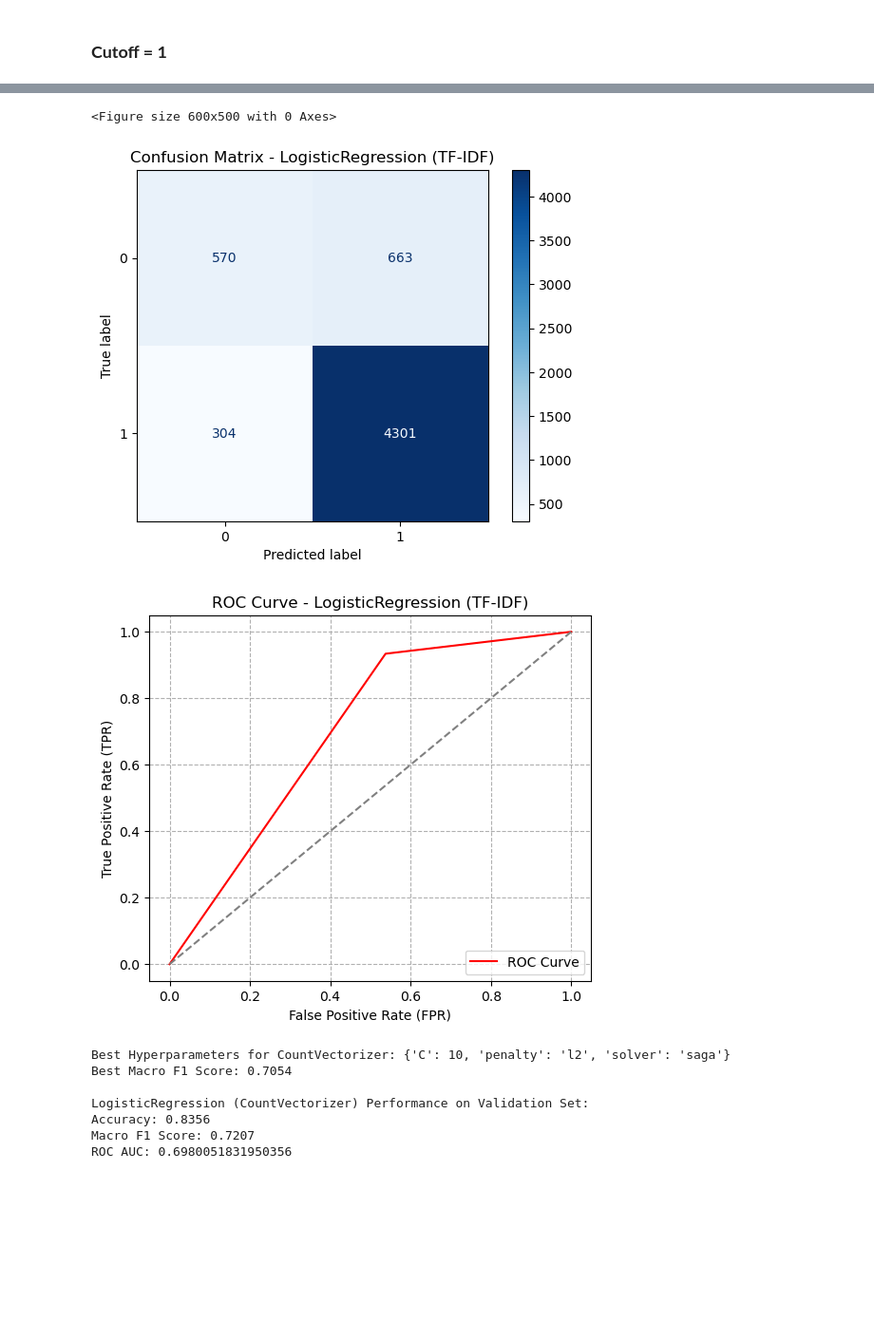
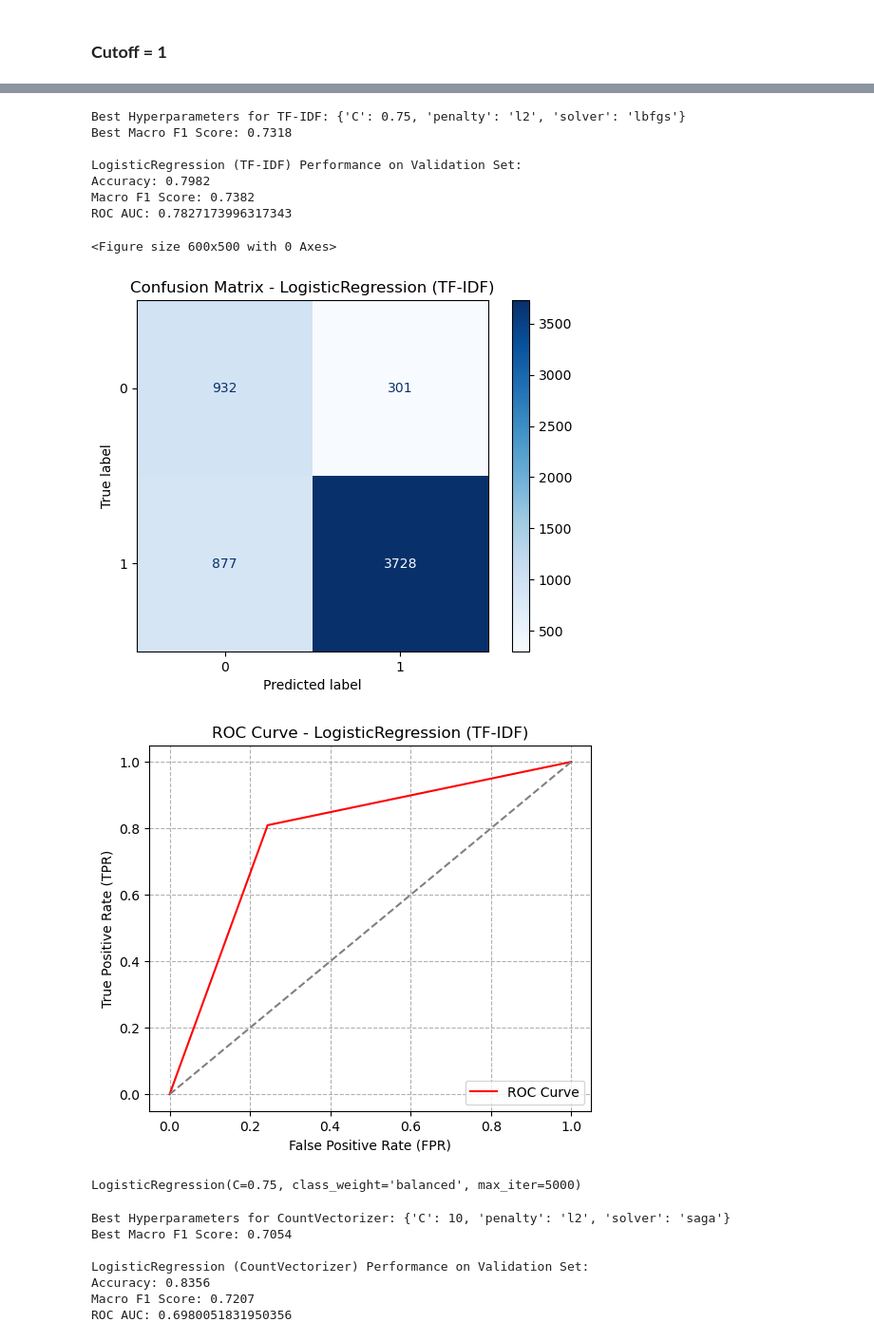
Before and after one commit to abbyirish3/MachineLearning-StatisticalAnalysis, a Jupyter notebook: Amazon_Reviews_Project.ipynb, the cells around one changed output, grey strips where cells are left out. Shown at 95% size. Drawn from its saved outputs; the diff is of its cells as text; code cells hidden in the pictures; blank space fills up the shorter version.

```diff
--- a/Amazon_Reviews_Project.ipynb
+++ b/Amazon_Reviews_Project.ipynb
@@ -96,3 +120,37 @@ X_train_hash = hash_vectorizer.transform(train_df["reviewText"])
+# %%
+# function to tune hyperparameters
+def tune_model(X_train, y_train, X_val, y_val, vectorizer_name, model, param_grid):
+    # define scoring metrics
+    scoring = {
+        "AUC": "roc_auc",
+        "Accuracy": make_scorer(accuracy_score),
+        "Macro F1": make_scorer(f1_score, average="macro")
+    }
+
+    # function to search for best combination of hyperparameters
+    gs = GridSearchCV(
+        model,
+        param_grid=param_grid,
+        scoring=scoring,
+        refit="Macro F1",
+        n_jobs=-1,
+        return_train_score=True,
+    )
+    gs.fit(X_train, y_train)
+
+    # fit the model with best combination
+    best_model = gs.best_estimator_
+    best_model.fit(X_train, y_train)
+
+    # predict labels using best model
+    y_val_pred = best_model.predict(X_val)
+
+    # report metrics
+    print(f"\nBest Hyperparameters for {vectorizer_name}: {gs.best_params_}")
+    print(f"Best Macro F1 Score: {gs.best_score_:.4f}")
+    evaluate_model(y_val, y_val_pred, f"{model.__class__.__name__} ({vectorizer_name})")
+
+    return best_model
 # %% [markdown]
 ### **Cutoff = 1**
 # %%
@@ -215,12 +163,17 @@ def tune_model(X_train, y_train, X_val, y_val, vectorizer_name, model, param_gri
 # %%
-# tune tfidf LR hyperparameters
+# tune LR (tfidf) hyperparameters
 lr_param_grid = {
-    "C": [0.01, 0.1, 0.5, 1, 2, 5, 10, 50, 100],
+    "C": [0.01, 0.1, 0.5, .75, 1, 1.25, 1.5, 2, 5],
     "penalty": ["l2"],
     "solver": ["lbfgs", "saga"]
 }
 
+# report of one validation set (20% of data)
 X_train_tfidf_sub, X_val_tfidf, y_train_sub, y_val = train_test_split(
     X_train_tfidf, y_train_cutoff1, test_size=0.2, random_state=42)
-tune_model(X_train_tfidf_sub, y_train_sub, X_val_tfidf, y_val, "TF-IDF", LogisticRegression(max_iter=5000), lr_param_grid)
+
+# tune the model and report metrics
+tune_model(X_train_tfidf_sub, y_train_sub, X_val_tfidf, y_val, "TF-IDF",
+           LogisticRegression(max_iter=5000, class_weight="balanced"),
+           lr_param_grid)
 # %% [output]
@@ -234,4 +197,12 @@ ROC AUC: 0.698135951877125
-<Figure size 600x500 with 0 Axes>
+Best Hyperparameters for TF-IDF: {'C': 0.75, 'penalty': 'l2', 'solver': 'lbfgs'}
+Best Macro F1 Score: 0.7318
+
+LogisticRegression (TF-IDF) Performance on Validation Set:
+Accuracy: 0.7982
+Macro F1 Score: 0.7382
+ROC AUC: 0.7827173996317343
+<Figure size 600x500 with 0 Axes>
-[figure, old version]
+[figure, new version]
-[figure, old version]
+[figure, new version]
+LogisticRegression(C=0.75, class_weight='balanced', max_iter=5000)
 # %%
```
Also changed, not shown: parts of 102 cells of this notebook.
